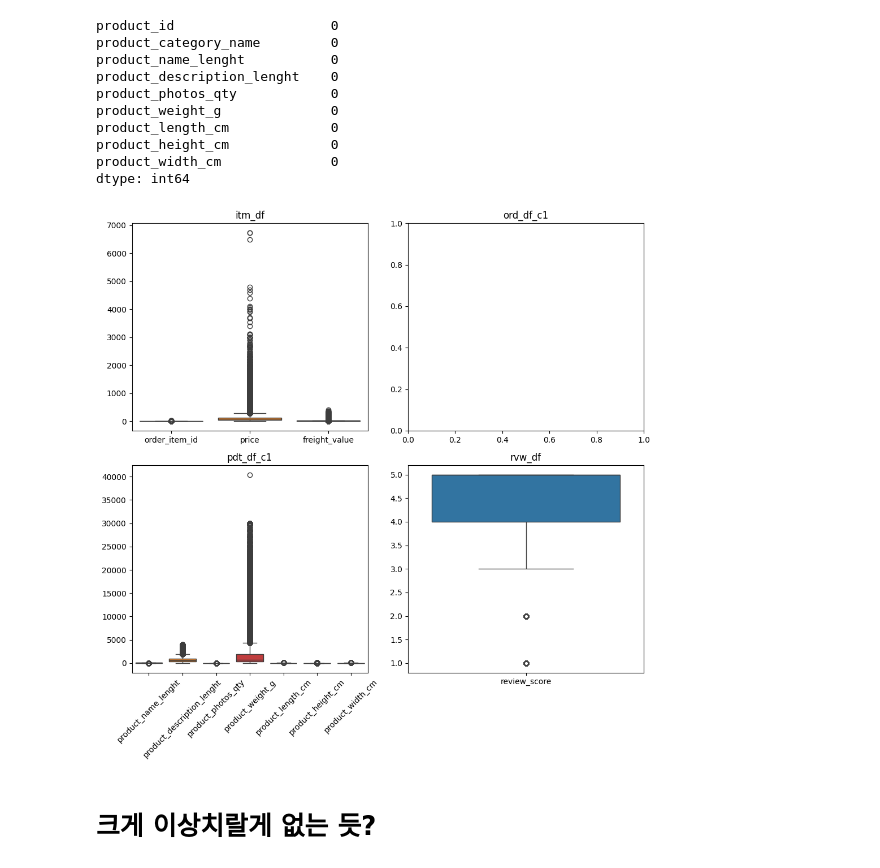
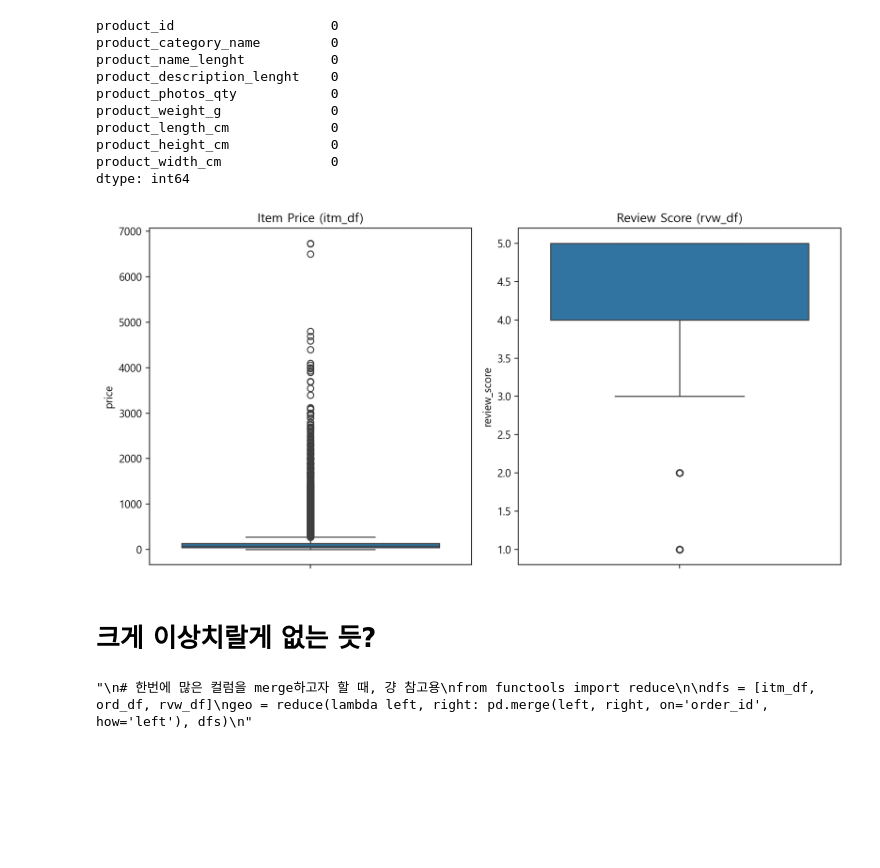
Before and after one commit to YuSeok-Kwon/Olist-Predictive-Modeling, a Jupyter notebook: kwj/uju_Data1.ipynb, the cells around one changed output. Drawn from its saved outputs; the diff is of its cells as text; code cells hidden in the pictures; blank space fills up the shorter version.

```diff
--- a/kwj/uju_Data1.ipynb
+++ b/kwj/uju_Data1.ipynb
@@ -3,4 +3,11 @@ import pandas as pd
 import matplotlib.pyplot as plt
 import seaborn as sns
 import numpy as np
+# %%
+# 한글 안깨지게, 특수문자 안깨지게, 한글 선명하게
+plt.rc("font", family="Malgun Gothic")
+plt.rc("axes", unicode_minus=False)
+
+import matplotlib_inline.backend_inline
+matplotlib_inline.backend_inline.set_matplotlib_formats("retina")
 # %%
@@ -233,34 +337,34 @@ product_width_cm              0
 dtype: int64
 # %%
 # boxplot 을 이용하여 이상치 체크
-# ord_df_c1은 id, datetime으로 구성되어있어 시각화가 당연히 되지 않는다
 
-# 2행 2열의 서브플롯 생성
-fig, axes = plt.subplots(2, 2, figsize=(10, 10))
+# 1행 2열이므로 인덱스는 [0]과 [1]만 존재
+fig, axes = plt.subplots(1, 2, figsize=(10, 5))
 
-# 첫 번째 데이터프레임 박스플롯
-sns.boxplot(data=itm_df, ax=axes[0,0])
-axes[0,0].set_title('itm_df')
+# 1. 가격
+sns.boxplot(data=itm_df['price'], ax=axes[0])
+axes[0].set_title('Item Price (itm_df)')
 
-# 두 번째 데이터프레임 박스플롯
-sns.boxplot(data=ord_df_c1, ax=axes[0,1])
-axes[0,1].set_title('ord_df_c1')
+# 2. 리뷰
+sns.boxplot(data=rvw_df['review_score'], ax=axes[1])
+axes[1].set_title('Review Score (rvw_df)')
 
-# 세 번째 데이터프레임 박스플롯 -> 적절한 파생컬럼으로 다시하기
-sns.boxplot(data=pdt_df_c1, ax=axes[1,0])
-axes[1,0].set_title('pdt_df_c1')
-axes[1,0].tick_params(axis='x', labelrotation=45)
-
-# 네 번째 데이터프레임 박스플롯
-sns.boxplot(data=rvw_df, ax=axes[1,1])
-axes[1,1].set_title('rvw_df')
-
-plt.tight_layout() # 그래프 간 간격 자동 조절
+plt.tight_layout()
 plt.show()
 # %% [output]
-[figure, old version]
+[figure, new version]
 # %% [markdown]
 # 크게 이상치랄게 없는 듯?
+# %%
+'''
+# 한번에 많은 컬럼을 merge하고자 할 때, 걍 참고용
+from functools import reduce
+
+dfs = [itm_df, ord_df, rvw_df]
+geo = reduce(lambda left, right: pd.merge(left, right, on='order_id', how='left'), dfs)
+'''
+# %% [output]
+"\n# 한번에 많은 컬럼을 merge하고자 할 때, 걍 참고용\nfrom functools import reduce\n\ndfs = [itm_df, ord_df, rvw_df]\ngeo = reduce(lambda left, right: pd.merge(left, right, on='order_id', how='left'), dfs)\n"
 # %%
 # 기본적인 join
 df = itm_df.merge(ord_df_c1, on = 'order_id', how = 'left') \
```
Also changed, not shown: parts of 32 cells of this notebook.
